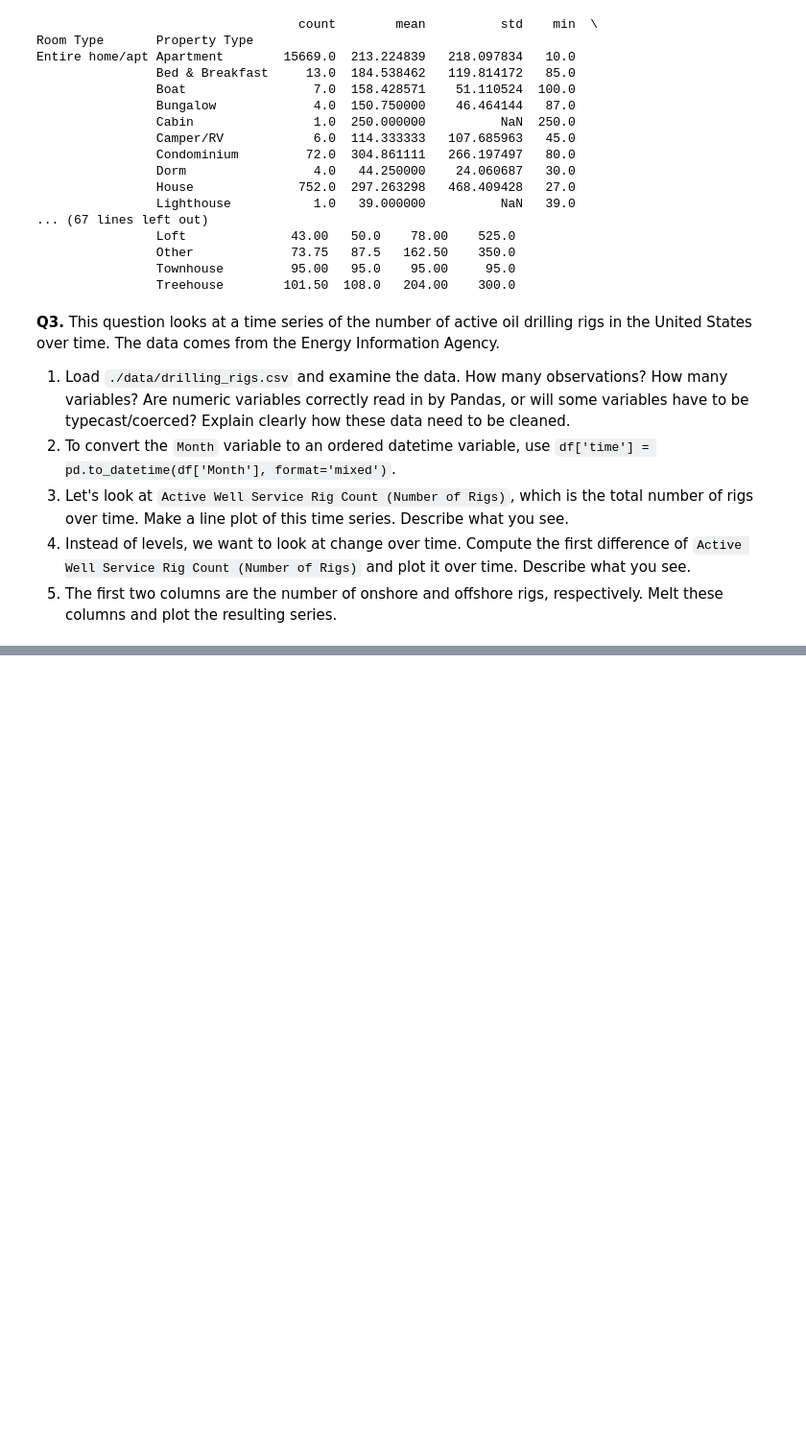
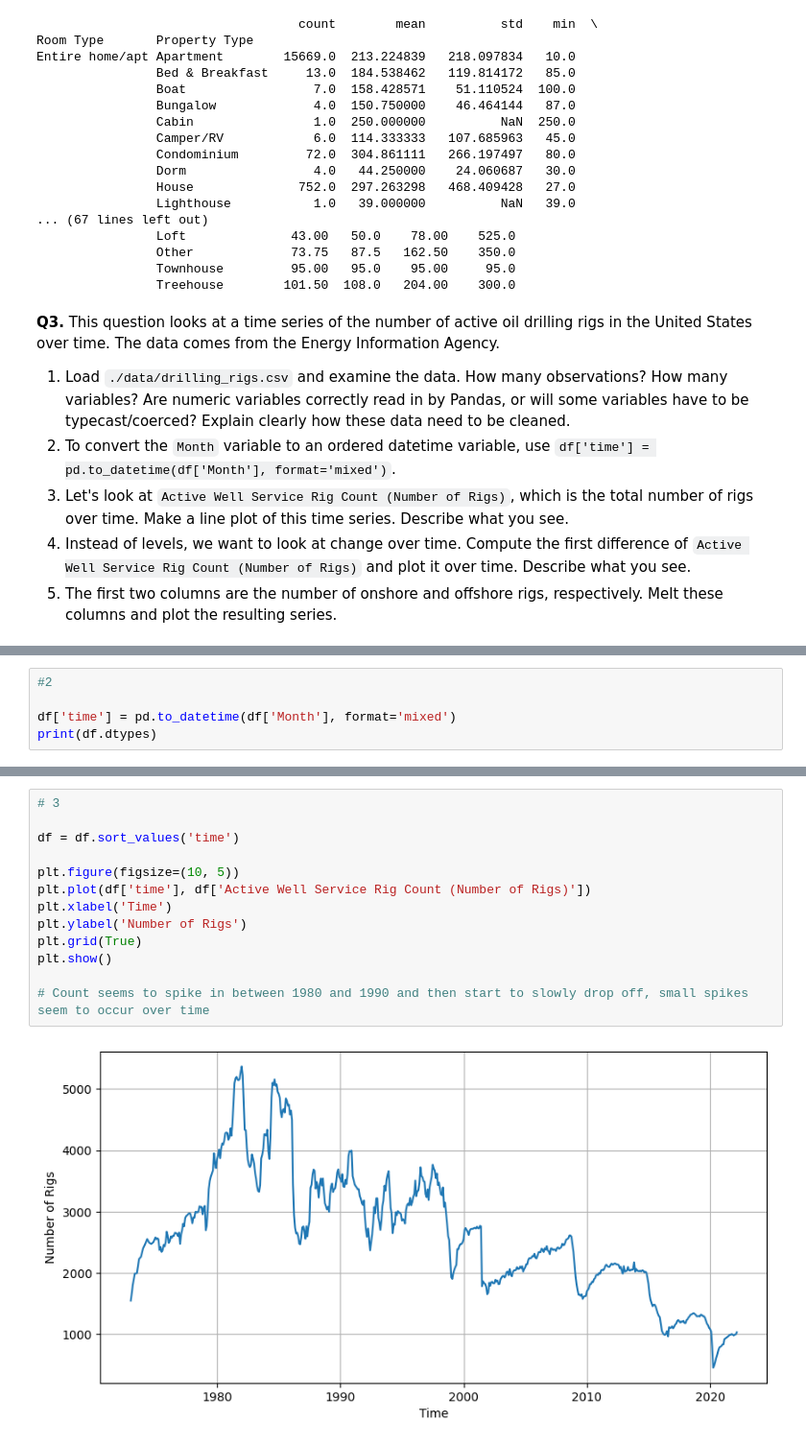
Before and after one commit to miacachion/eda_assignment, a Jupyter notebook: assignment.ipynb, the cells around one changed output, grey strips where cells are left out. Shown at 96% size. Cells and saved outputs as stored; diff of their text form; blank space fills up the shorter version.

```diff
--- a/assignment.ipynb
+++ b/assignment.ipynb
@@ -304,0 +309,5 @@ dtype: object
+# %%
+#2
+
+df['time'] = pd.to_datetime(df['Month'], format='mixed')
+print(df.dtypes)
@@ -304,0 +327,15 @@ dtype: object
+# %%
+# 3
+
+df = df.sort_values('time')
+
+plt.figure(figsize=(10, 5))
+plt.plot(df['time'], df['Active Well Service Rig Count (Number of Rigs)'])
+plt.xlabel('Time')
+plt.ylabel('Number of Rigs')
+plt.grid(True)
+plt.show()
+
+# Count seems to spike in between 1980 and 1990 and then start to slowly drop off, small spikes seem to occur over time
+# %% [output]
+[figure, added]
```
Also changed, not shown: parts of 8 cells of this notebook.
